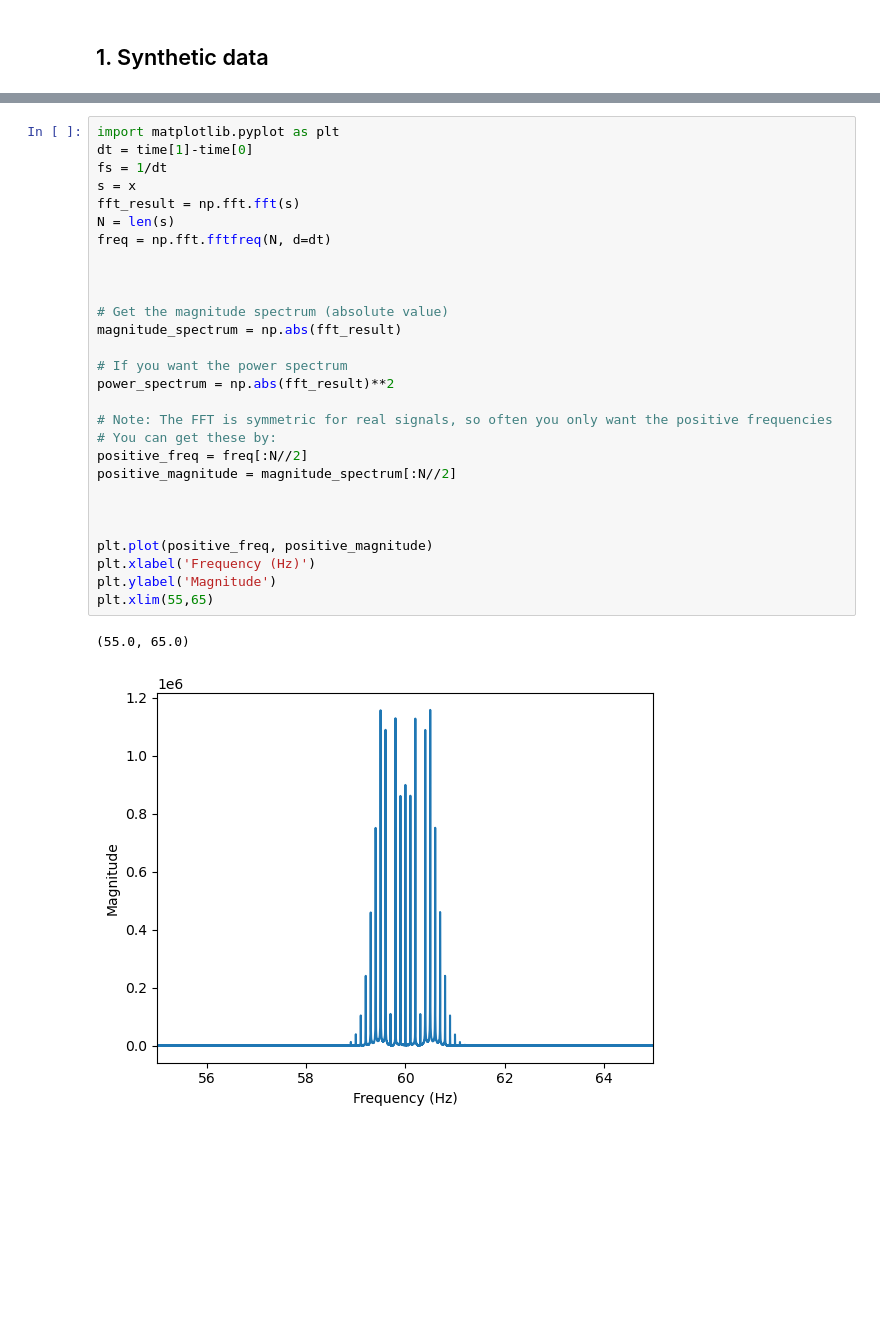
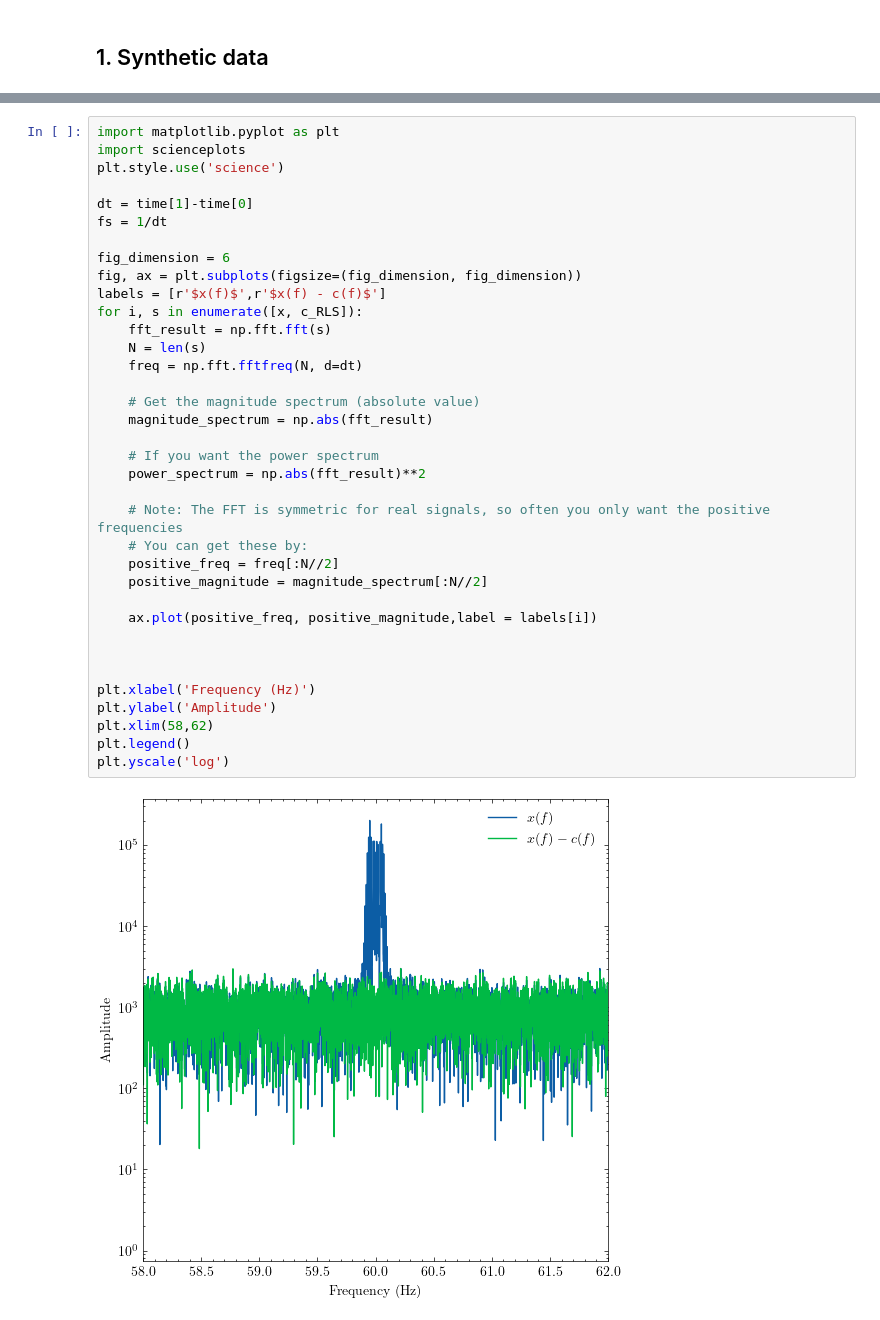
Before and after one commit to UniMelb-NSGW/ANC, a Jupyter notebook: notebooks/demo.ipynb, the cells around one changed output, grey strips where cells are left out. Drawn from its saved outputs; the diff is of its cells as text; blank space fills up the shorter version.

Commit message:
basic noise cancellation plot

```diff
--- a/notebooks/demo.ipynb
+++ b/notebooks/demo.ipynb
@@ -116,31 +104,38 @@ Generating simulated data
 # %%
 import matplotlib.pyplot as plt
+import scienceplots
+plt.style.use('science')
+
 dt = time[1]-time[0]
 fs = 1/dt
-s = x
-fft_result = np.fft.fft(s)
-N = len(s)
-freq = np.fft.fftfreq(N, d=dt)
+
+fig_dimension = 6
+fig, ax = plt.subplots(figsize=(fig_dimension, fig_dimension))
+labels = [r'$x(f)$',r'$x(f) - c(f)$']
+for i, s in enumerate([x, c_RLS]):
+    fft_result = np.fft.fft(s)
+    N = len(s)
+    freq = np.fft.fftfreq(N, d=dt)
+
+    # Get the magnitude spectrum (absolute value)
+    magnitude_spectrum = np.abs(fft_result)
+
+    # If you want the power spectrum
+    power_spectrum = np.abs(fft_result)**2
+
+    # Note: The FFT is symmetric for real signals, so often you only want the positive frequencies
+    # You can get these by:
+    positive_freq = freq[:N//2]
+    positive_magnitude = magnitude_spectrum[:N//2]
+
+    ax.plot(positive_freq, positive_magnitude,label = labels[i])
 
 
 
-# Get the magnitude spectrum (absolute value)
-magnitude_spectrum = np.abs(fft_result)
-
-# If you want the power spectrum
-power_spectrum = np.abs(fft_result)**2
-
-# Note: The FFT is symmetric for real signals, so often you only want the positive frequencies
-# You can get these by:
-positive_freq = freq[:N//2]
-positive_magnitude = magnitude_spectrum[:N//2]
-
-
-
-plt.plot(positive_freq, positive_magnitude)
 plt.xlabel('Frequency (Hz)')
-plt.ylabel('Magnitude')
-plt.xlim(55,65)
+plt.ylabel('Amplitude')
+plt.xlim(58,62)
+plt.legend()
+plt.yscale('log')
 # %% [output]
-(55.0, 65.0)
-[figure, old version]
+[figure, new version]
```
Also changed, not shown: parts of 2 cells of this notebook, 1 other file.
